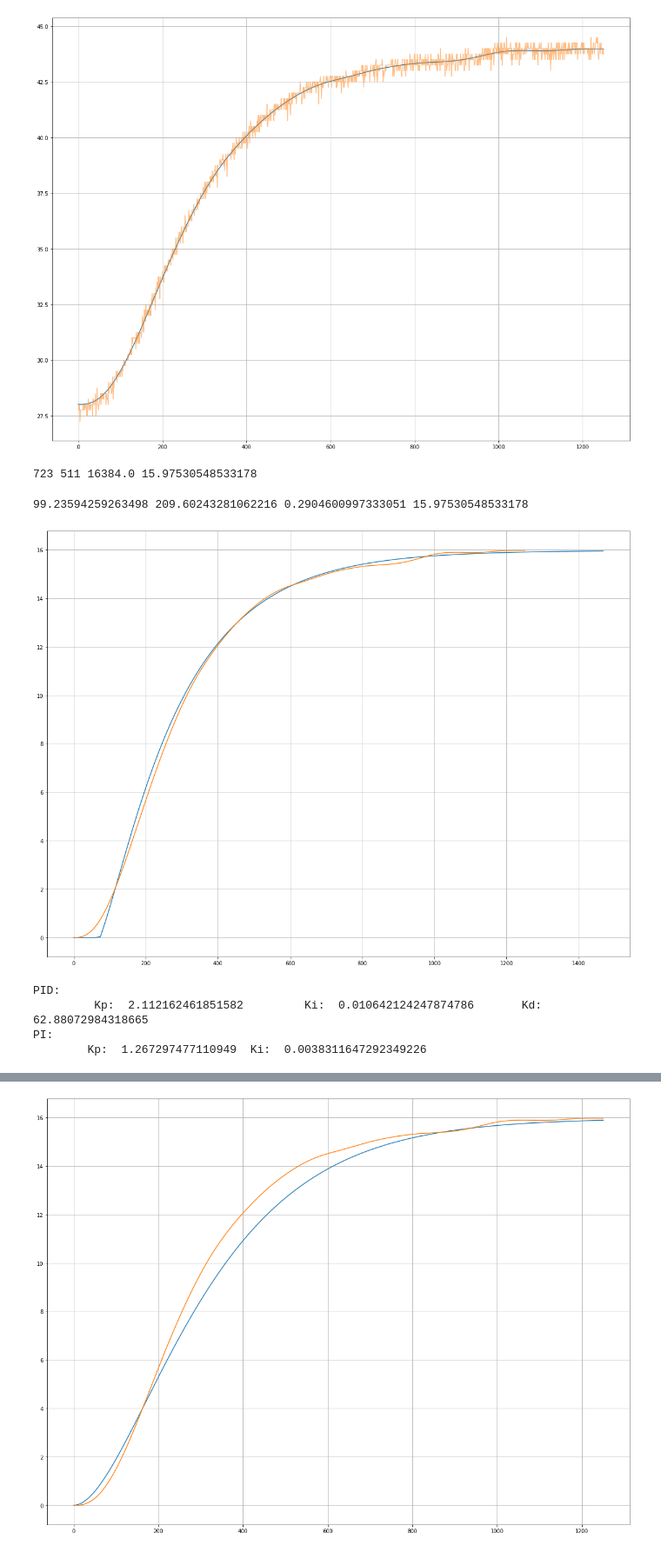
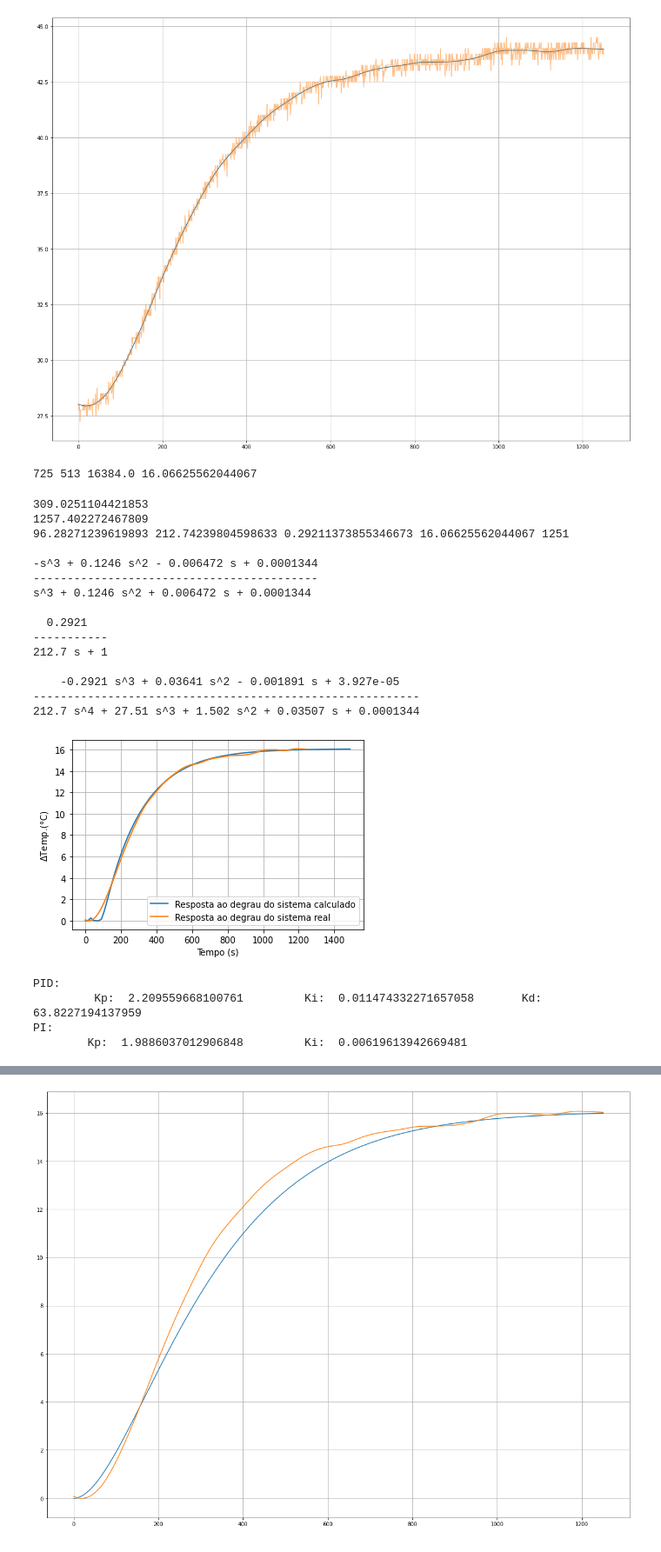
Before and after one commit to Hillerr/-climatic_chamber, a Jupyter notebook: chamber_sys.ipynb, the cells around one changed output, grey strips where cells are left out. Shown at 87% size. Drawn from its saved outputs; the diff is of its cells as text; code cells hidden in the pictures.

```diff
--- a/chamber_sys.ipynb
+++ b/chamber_sys.ipynb
@@ -294,7 +295,7 @@ from scipy.signal import butter,filtfilt
 
 T = x_50dt[-1]        # Sample Period
 fs = 1      # sample rate, Hz
-cutoff = .005     # desired cutoff frequency of the filter, Hz ,      slightly higher than actual 1.2 Hz
+cutoff = .009     # desired cutoff frequency of the filter, Hz ,      slightly higher than actual 1.2 Hz
 nyq = 0.5 * fs  # Nyquist Frequency
 order = 2       # sin wave can be approx represented as quadratic
 n = int(T * fs) # total number of samples
@@ -334,7 +335,7 @@ for i in y:
 
 print(tr_2, tr_5, 65536/4, max(y)-min(y))
 # %% [output]
-723 511 16384.0 15.97530548533178
+725 513 16384.0 16.06625562044067
 # %%
 def get_curve_params(y_data, fs, v_in):
     y = np.subtract(y_data, min(y_data))
@@ -353,28 +357,50 @@ def get_curve_params(y_data, fs, v_in):
 # %%
 
 T, tau, k, new_y = get_curve_params(y, 1, 55)
-print(T, tau, k, max(new_y))
+print(T, tau, k, max(new_y), len(y))
 
-num, den = control.pade(T, 1)
+num, den = control.pade(T, 3)
+
 
 sys = control.TransferFunction(num, den)
+
 sys_2 = control.TransferFunction([k], [tau, 1])
 
 sys_comp = control.series(sys, sys_2)
+
+print(sys, sys_2, sys_comp)
 
 t, y_mat = control.step_response(sys_comp)
 
 y_mat = [i*55 if i > 0 else 0 for i in y_mat]
 
 
-plt.figure(figsize=(20, 15))
+plt.figure()
 plt.plot(t,y_mat)
 plt.plot(x_50dt, new_y)
+plt.xlabel("Tempo (s)", size=10)
+plt.ylabel("$\Delta$Temp.(°C)")
+plt.legend(["Resposta ao degrau do sistema calculado", "Resposta ao degrau do sistema real"])
 plt.grid()
+plt.savefig("signal_comp.pdf", bbox_inches='tight')
 plt.show()
 # %% [output]
-99.23594259263498 209.60243281062216 0.2904600997333051 15.97530548533178
+309.0251104421853
+1257.402272467809
+96.28271239619893 212.74239804598633 0.29211373855346673 16.06625562044067 1251
+
+-s^3 + 0.1246 s^2 - 0.006472 s + 0.0001344
+------------------------------------------
+s^3 + 0.1246 s^2 + 0.006472 s + 0.0001344
+
+  0.2921
+-----------
+212.7 s + 1
+
+    -0.2921 s^3 + 0.03641 s^2 - 0.001891 s + 3.927e-05
+---------------------------------------------------------
+212.7 s^4 + 27.51 s^3 + 1.502 s^2 + 0.03507 s + 0.0001344
-[figure, old version]
+[figure, new version]
 # %%
 x_data = x_50dt
 
@@ -387,7 +413,7 @@ def tune_ZN_PID(T, tau):
     return Kp, Ti, Td
 
 def tune_ZN_PI(T, tau):
-    Kp =  0.6*tau/T
+    Kp =  .9*tau/T
     Ti = T/.3
     return Kp, Ti
 
@@ -409,7 +435,7 @@ sys_fb_pid = control.feedback(sys_PID, 1)
 P_pi = control.TransferFunction(Kp_pi, 1)
 I_pi = control.TransferFunction(Kp_pi, [Ti_pi, 0])
 
-PI = P_pi + I_pi
+PI = control.parallel(P_pi, I_pi)
 
 sys_PI = control.series(PI, sys_comp)
 sys_fb_pi = control.feedback(sys_PI, 1)
@@ -419,9 +445,9 @@ print("PID:\n\t Kp: ", Kp, "\tKi: ", Kp/Ti, "\tKd: ", Kp*Td)
 print("PI:\n\tKp: ", Kp_pi, "\tKi: ", Kp_pi/Ti_pi)
 # %% [output]
 PID:
-         Kp:  2.112162461851582         Ki:  0.010642124247874786       Kd:  62.88072984318665
+         Kp:  2.209559668100761         Ki:  0.011474332271657058       Kd:  63.8227194137959
 PI:
-        Kp:  1.267297477110949  Ki:  0.0038311647292349226
+        Kp:  1.9886037012906848         Ki:  0.00619613942669481
 # %%
 def compare_systems(y_inf, K, x_data, original, PI=None, PID=None):
     plt.figure(figsize=(20, 15))
```
Also changed, not shown: parts of 12 cells of this notebook, 18 other files.
